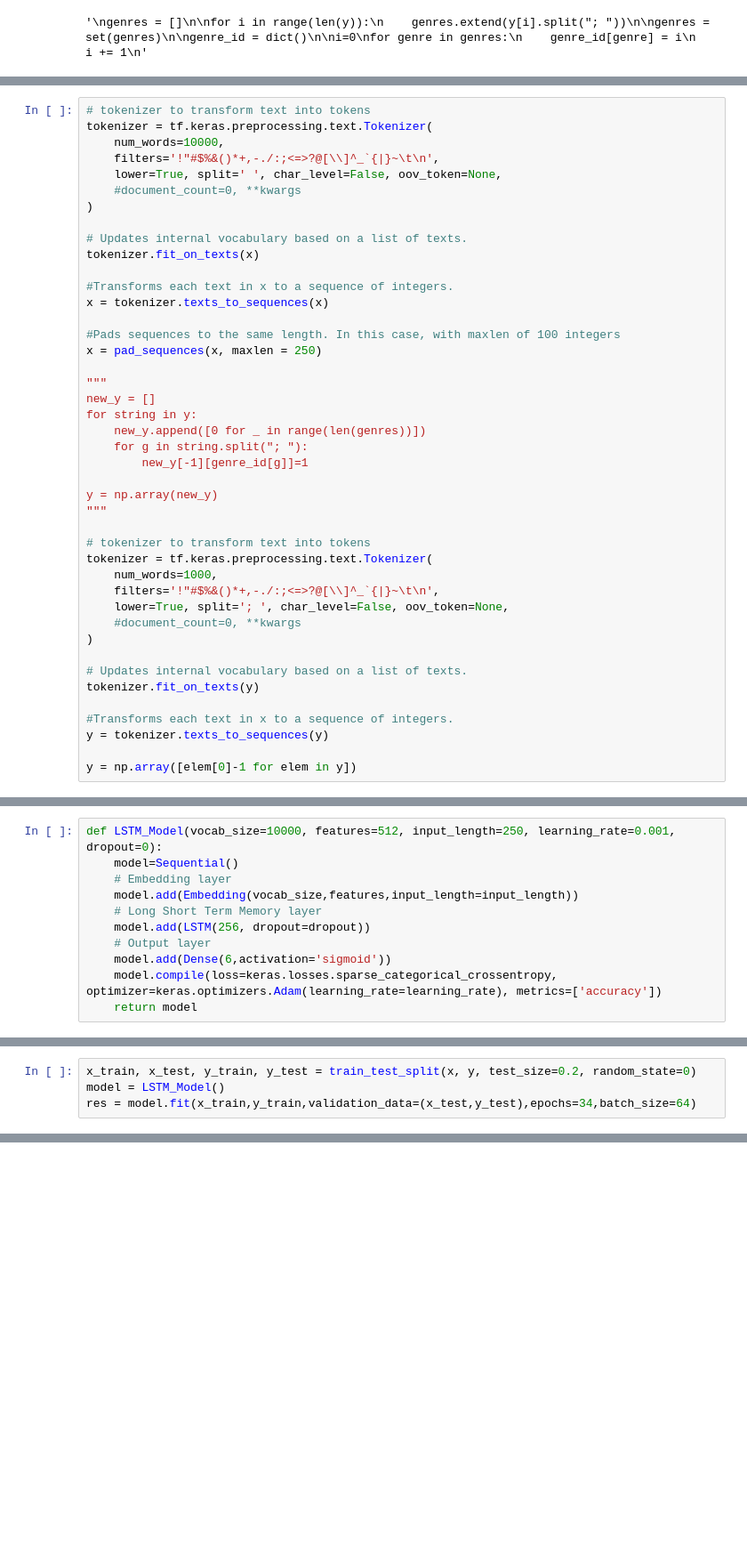
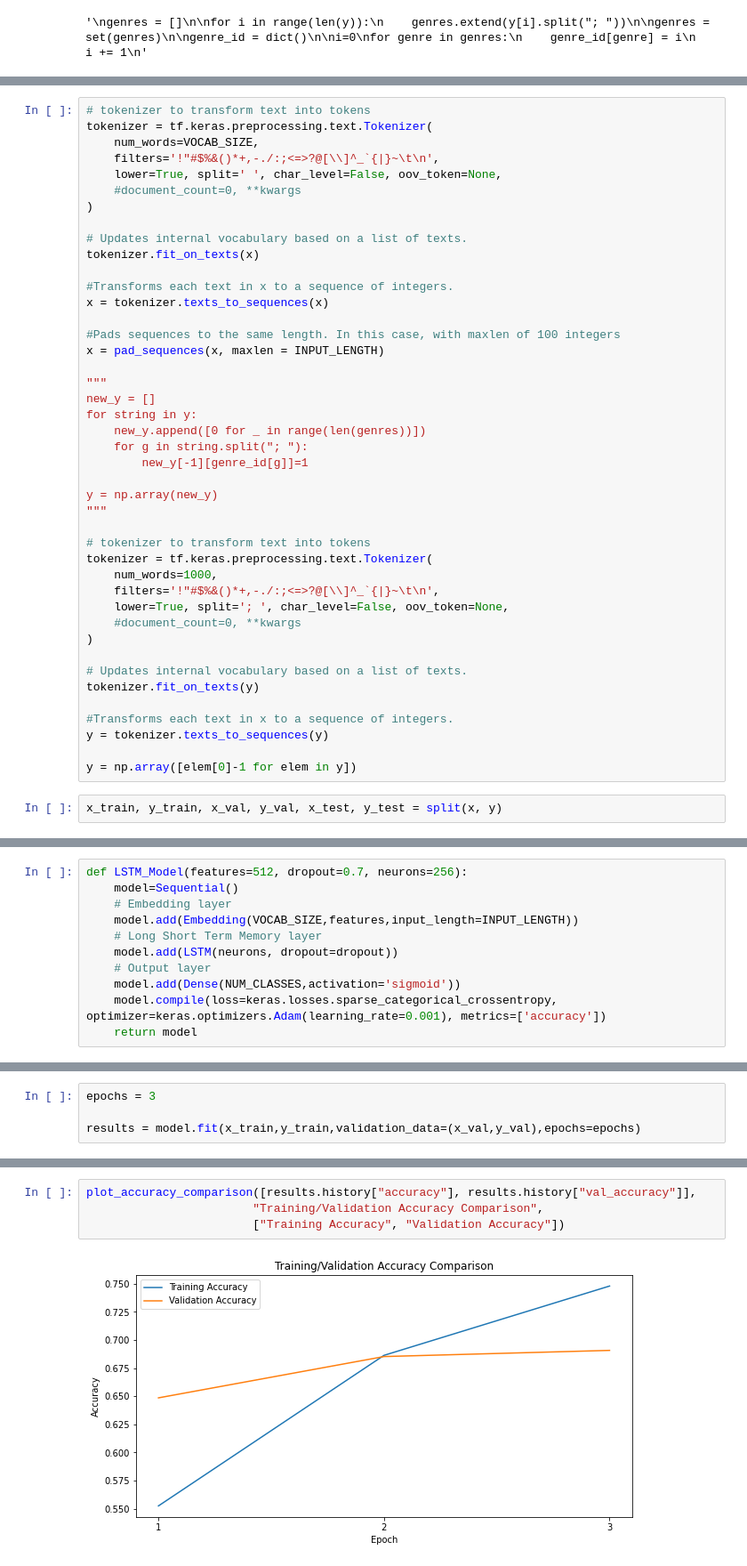
Before and after one commit to pedromiglou/Musical_Genre_Detection, a Jupyter notebook: LSTM.ipynb, the cells around one changed output, grey strips where cells are left out. Shown at 89% size. Saved outputs shown, nothing was run; the diff lists cells and outputs as text; blank space fills up the shorter version.

```diff
--- a/LSTM.ipynb
+++ b/LSTM.ipynb
@@ -81,7 +86,7 @@ df['Genres'].value_counts().plot.bar()
 # %%
 # tokenizer to transform text into tokens
 tokenizer = tf.keras.preprocessing.text.Tokenizer(
-    num_words=10000,
+    num_words=VOCAB_SIZE,
     filters='!"#$%&()*+,-./:;<=>?@[\\]^_`{|}~\t\n',
     lower=True, split=' ', char_level=False, oov_token=None,
     #document_count=0, **kwargs
@@ -94,7 +99,7 @@ tokenizer.fit_on_texts(x)
 x = tokenizer.texts_to_sequences(x)
 
 #Pads sequences to the same length. In this case, with maxlen of 100 integers
-x = pad_sequences(x, maxlen = 250)
+x = pad_sequences(x, maxlen = INPUT_LENGTH)
 
 """
 new_y = []
@@ -121,3 +126,5 @@ tokenizer.fit_on_texts(y)
 y = tokenizer.texts_to_sequences(y)
 
 y = np.array([elem[0]-1 for elem in y])
+# %%
+x_train, y_train, x_val, y_val, x_test, y_test = split(x, y)
@@ -124,11 +133,11 @@ y = np.array([elem[0]-1 for elem in y])
 # %%
-def LSTM_Model(vocab_size=10000, features=512, input_length=250, learning_rate=0.001, dropout=0):
+def LSTM_Model(features=512, dropout=0.7, neurons=256):
     model=Sequential()
     # Embedding layer
-    model.add(Embedding(vocab_size,features,input_length=input_length))
+    model.add(Embedding(VOCAB_SIZE,features,input_length=INPUT_LENGTH))
     # Long Short Term Memory layer
-    model.add(LSTM(256, dropout=dropout))
+    model.add(LSTM(neurons, dropout=dropout))
     # Output layer
-    model.add(Dense(6,activation='sigmoid'))
-    model.compile(loss=keras.losses.sparse_categorical_crossentropy, optimizer=keras.optimizers.Adam(learning_rate=learning_rate), metrics=['accuracy'])
+    model.add(Dense(NUM_CLASSES,activation='sigmoid'))
+    model.compile(loss=keras.losses.sparse_categorical_crossentropy, optimizer=keras.optimizers.Adam(learning_rate=0.001), metrics=['accuracy'])
     return model
@@ -135,5 +177,5 @@ def LSTM_Model(vocab_size=10000, features=512, input_length=250, learning_rate=0
 # %%
-x_train, x_test, y_train, y_test = train_test_split(x, y, test_size=0.2, random_state=0)
-model = LSTM_Model()
-res = model.fit(x_train,y_train,validation_data=(x_test,y_test),epochs=34,batch_size=64)
+epochs = 3
+
+results = model.fit(x_train,y_train,validation_data=(x_val,y_val),epochs=epochs)
 # %% [output]
@@ -170,0 +189,6 @@ Epoch 20/34
+# %%
+plot_accuracy_comparison([results.history["accuracy"], results.history["val_accuracy"]],
+                        "Training/Validation Accuracy Comparison",
+                        ["Training Accuracy", "Validation Accuracy"])
+# %% [output]
+[figure, added]
```
Also changed, not shown: parts of 27 cells of this notebook, 2 other files.
